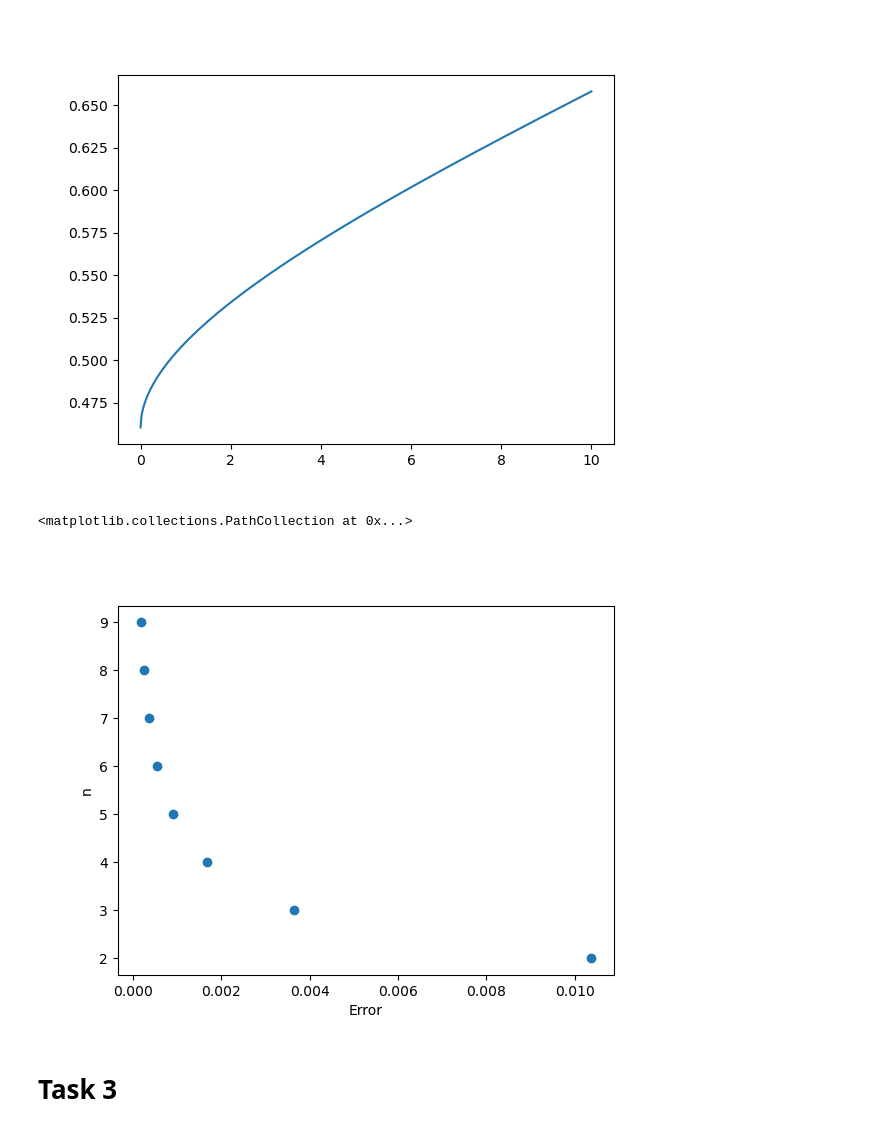
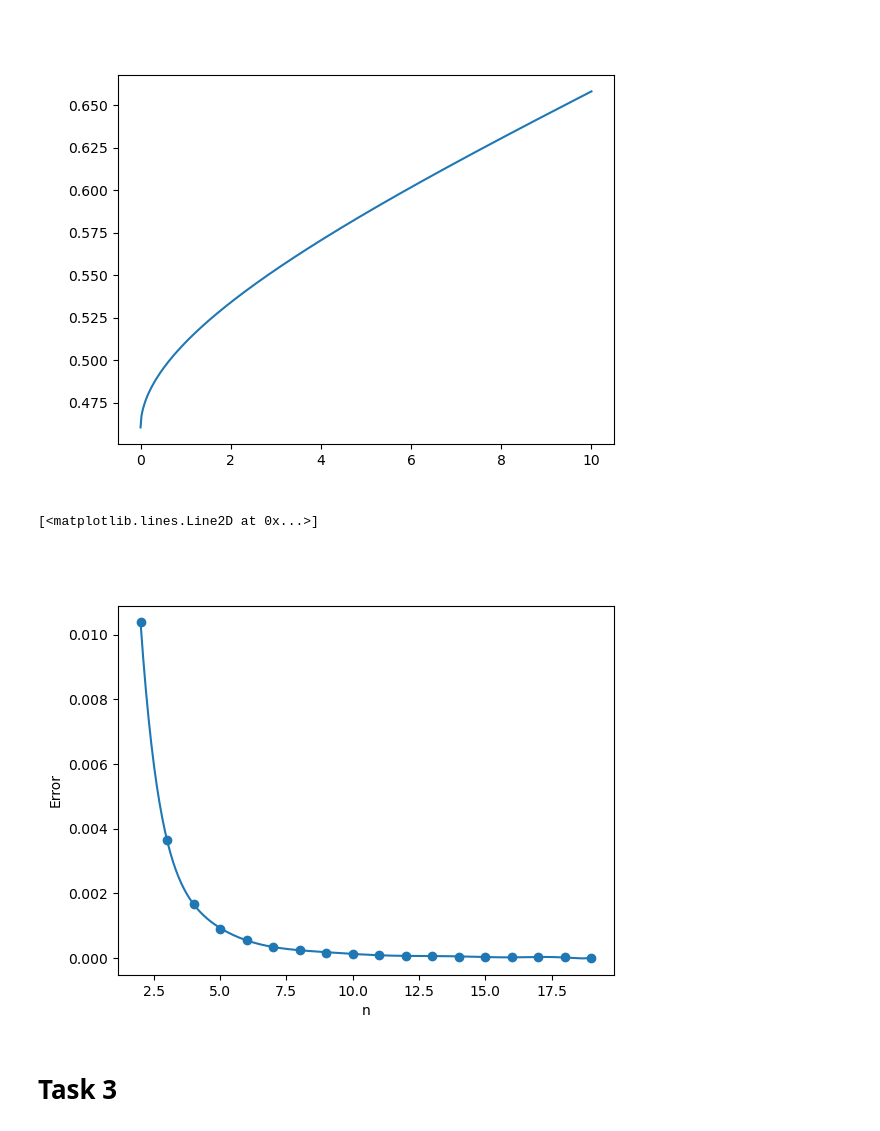
Before and after one commit to ajlekcahdp4/comp-math, a Jupyter notebook: big-tasks/02/Task.ipynb, the cells around one changed output. Cells and saved outputs as stored; diff of their text form; code cells hidden in the pictures.

```diff
--- a/big-tasks/02/Task.ipynb
+++ b/big-tasks/02/Task.ipynb
@@ -239,19 +238,23 @@ scipy's Gaussian quadrature: 5.816001553474594 +- 8.479294066887633e-08
 # %%
 errs = []
 ns = []
-for n in range(2, 10):
+sp_res = sp.integrate.quad(f, a, b)[0]
+for n in range(2, 20):
     val = integrate_gauss(f, a, b, n)
-    sp_res = sp.integrate.quadrature(f, a, b)
-    errs.append(np.abs(sp_res[0] - val))
+    errs.append(np.abs(sp_res - val))
     ns.append(n)
 # %%
 plt.figure()
-plt.xlabel("Error")
-plt.ylabel("n")
-plt.scatter(errs, ns)
+plt.ylabel("Error")
+plt.xlabel("n")
+plt.scatter(ns, errs)
+xs = np.linspace(min(ns), max(ns), 500)
+coeffs = np.polyfit(ns, errs, 10)
+pol = np.poly1d(coeffs)
+plt.plot(xs, pol(xs))
 # %% [output]
-<matplotlib.collections.PathCollection at 0x...>
+[<matplotlib.lines.Line2D at 0x...>]
-[figure, old version]
+[figure, new version]
 # %% [markdown]
 # Task 3
 # %%
```
Also changed, not shown: parts of 25 cells of this notebook.
